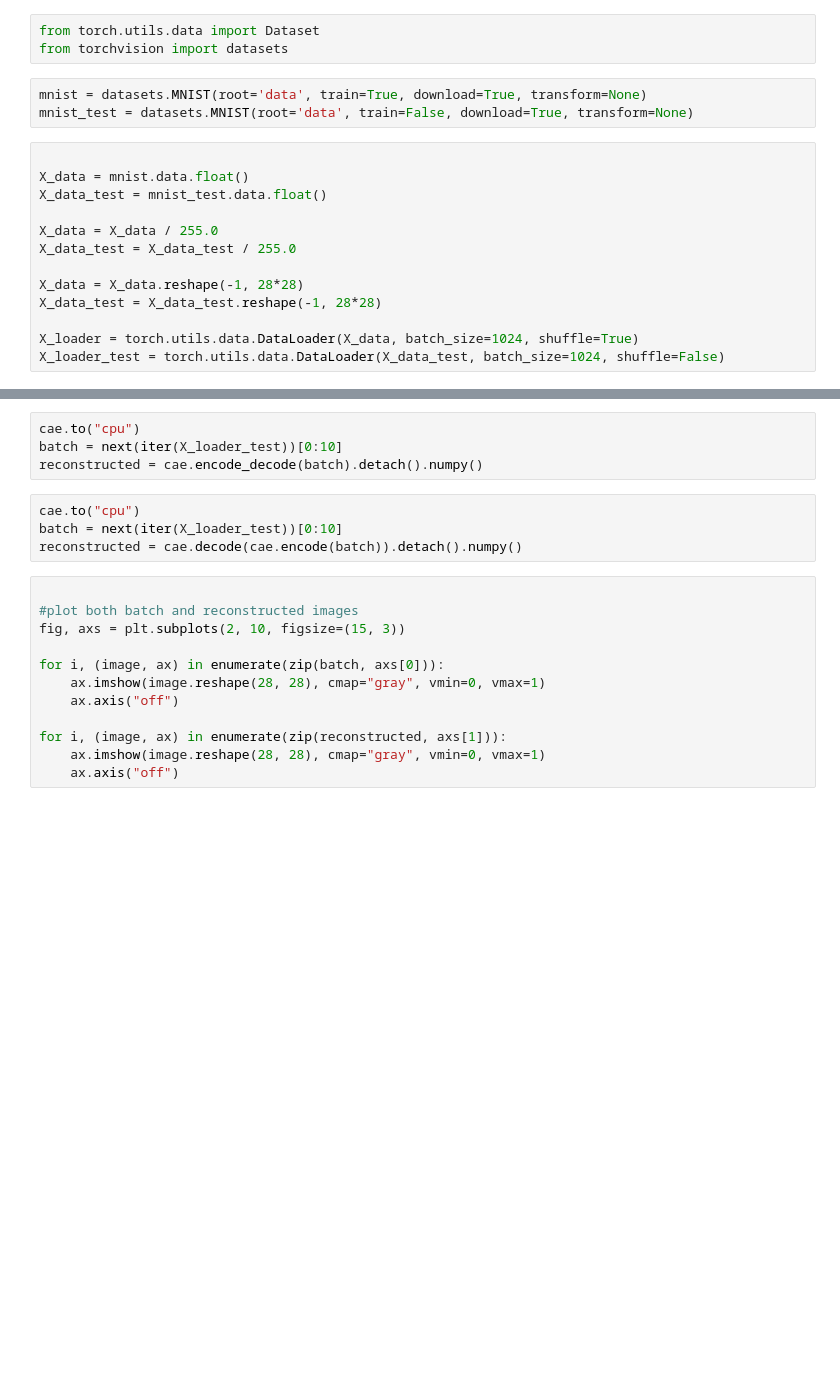
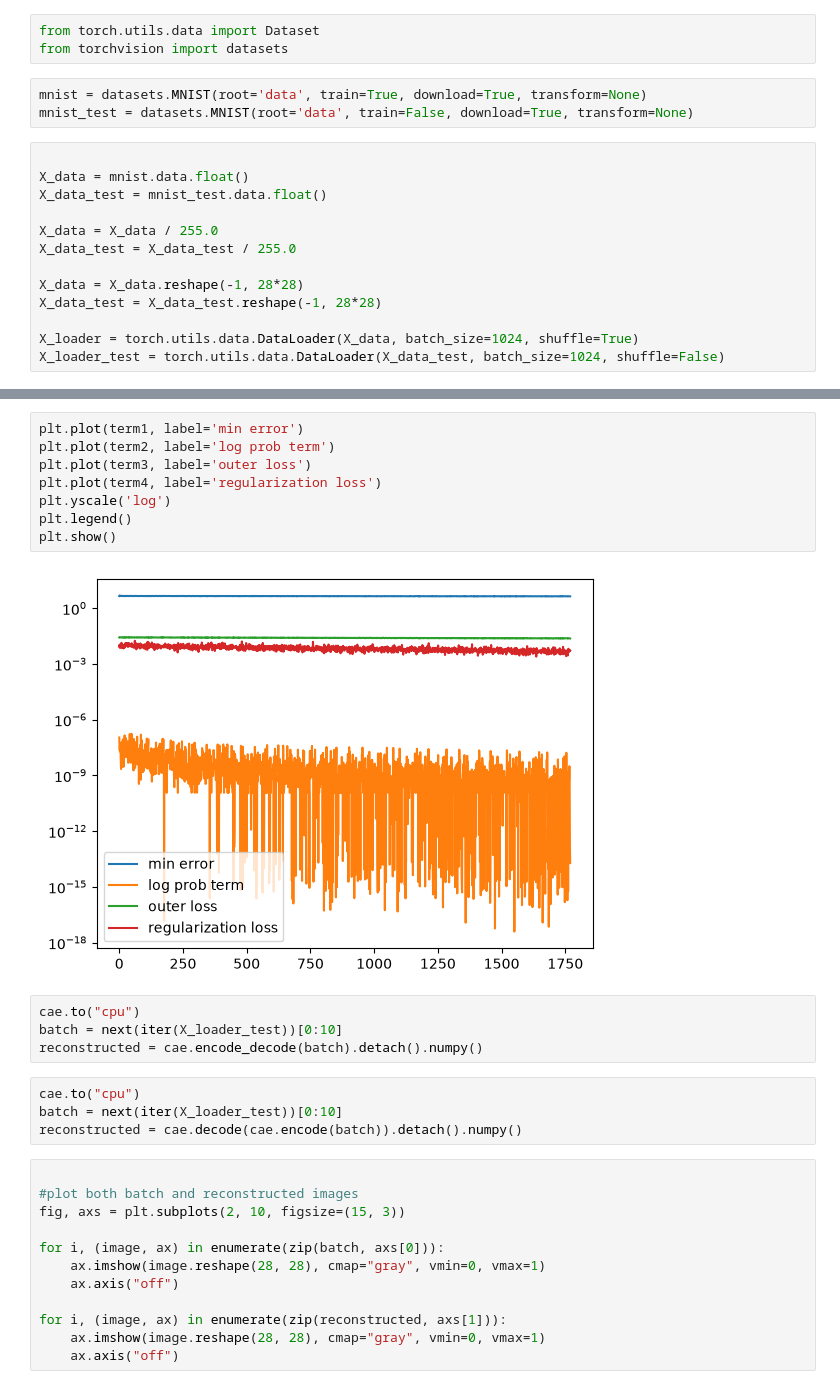
Before and after one commit to kenn50/Geometric-Deep-Learning, a Jupyter notebook: experiments/CAE_TEST.ipynb, the cells around one changed output, grey strips where cells are left out. Saved outputs shown, nothing was run; the diff lists cells and outputs as text; blank space fills up the shorter version.

```diff
--- a/experiments/CAE_TEST.ipynb
+++ b/experiments/CAE_TEST.ipynb
@@ -33,3 +77,13 @@ CAE_Utils.train_cae(epochs=30, x_train_loader=X_loader, network=cae, device=devi
+# %%
+plt.plot(term1, label='min error')
+plt.plot(term2, label='log prob term')
+plt.plot(term3, label='outer loss')
+plt.plot(term4, label='regularization loss')
+plt.yscale('log')
+plt.legend()
+plt.show()
+# %% [output]
+[figure, added]
 # %%
 cae.to("cpu")
 batch = next(iter(X_loader_test))[0:10]
```
Also changed, not shown: parts of 9 cells of this notebook, 3 other files.
